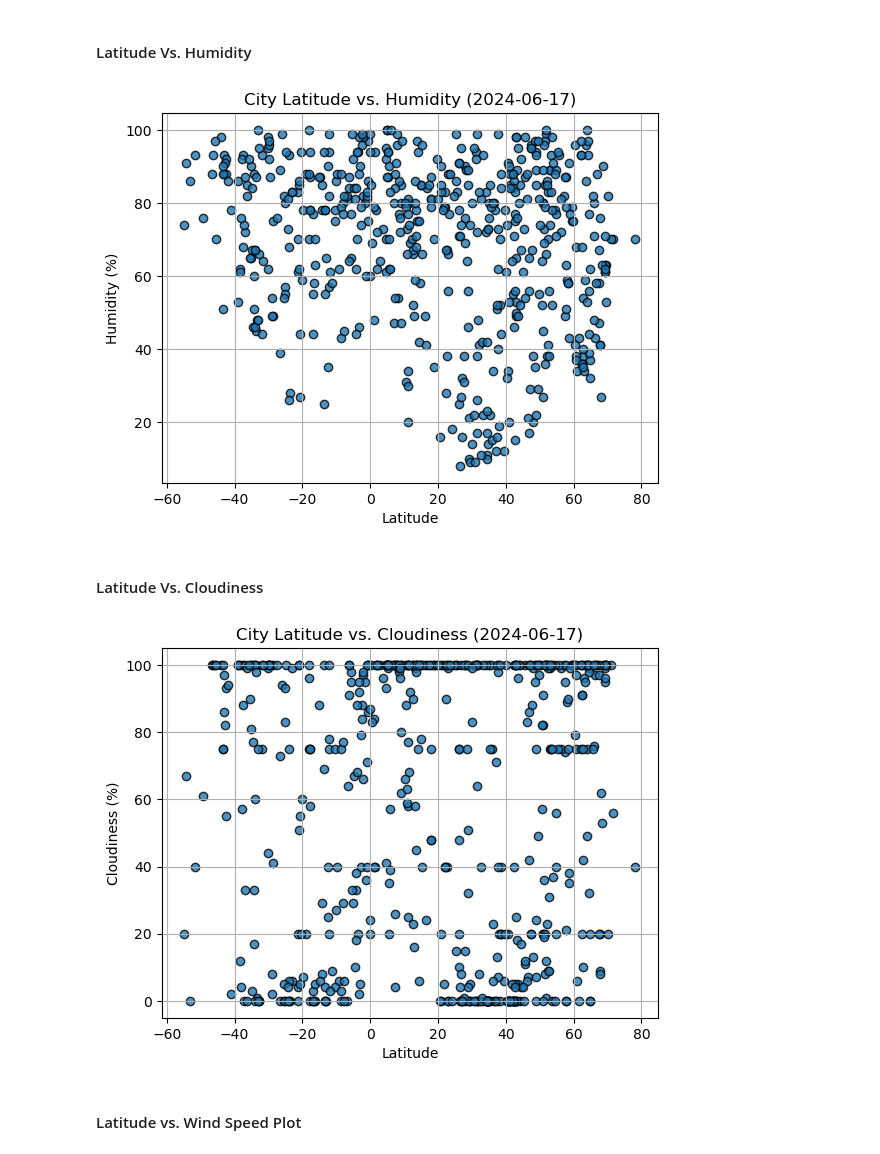
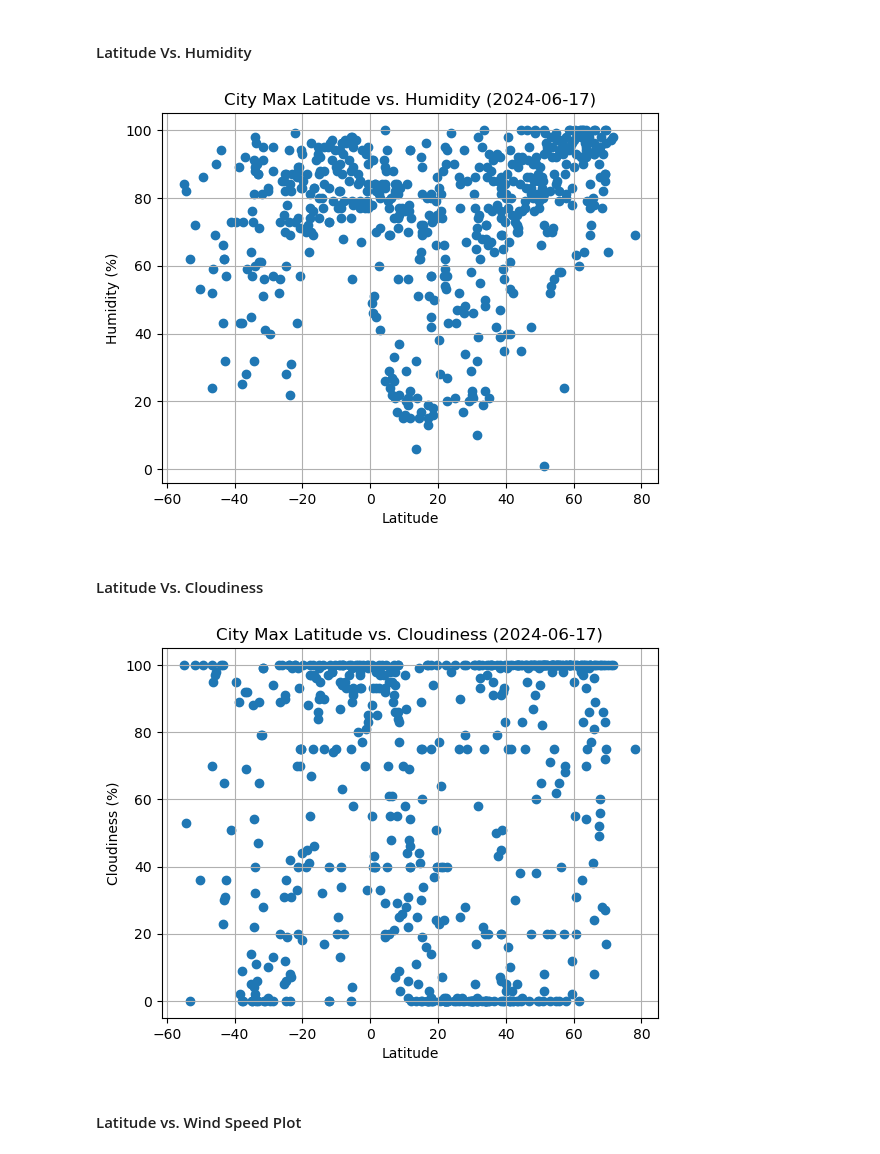
Before and after one commit to Kwessler93/python-api-challenge, a Jupyter notebook: WeatherPy/WeatherPy.ipynb, the cells around one changed output. Drawn from its saved outputs; the diff is of its cells as text; code cells hidden in the pictures.

```diff
--- a/WeatherPy/WeatherPy.ipynb
+++ b/WeatherPy/WeatherPy.ipynb
@@ -209,34 +212,40 @@ plt.show()
 #### Latitude Vs. Humidity
 # %%
 # Build the scatter plots for latitude vs. humidity
-# YOUR CODE HERE
+plt.scatter(city_data_df["Lat"],city_data_df["Humidity"], marker="o")
 
 # Incorporate the other graph properties
-# YOUR CODE HERE
+plt.title("City Max Latitude vs. Humidity (2024-06-17)")
+plt.ylabel("Humidity (%)")
+plt.xlabel("Latitude")
+plt.grid(True)
 
 # Save the figure
-plt.savefig("output_data/Fig2.png")
+plt.savefig("../output_data/Fig2.png")
 
 # Show plot
 plt.show()
 # %% [output]
-[figure, old version]
+[figure, new version]
 # %% [markdown]
 #### Latitude Vs. Cloudiness
 # %%
 # Build the scatter plots for latitude vs. cloudiness
-# YOUR CODE HERE
+plt.scatter(city_data_df["Lat"],city_data_df["Cloudiness"], marker="o")
 
 # Incorporate the other graph properties
-# YOUR CODE HERE
+plt.title("City Max Latitude vs. Cloudiness (2024-06-17)")
+plt.ylabel("Cloudiness (%)")
+plt.xlabel("Latitude")
+plt.grid(True)
 
 # Save the figure
-plt.savefig("output_data/Fig3.png")
+plt.savefig("../output_data/Fig3.png")
 
 # Show plot
 plt.show()
 # %% [output]
-[figure, old version]
+[figure, new version]
 # %% [markdown]
 #### Latitude vs. Wind Speed Plot
 # %%
```
Also changed, not shown: parts of 24 cells of this notebook, 6 other files.
